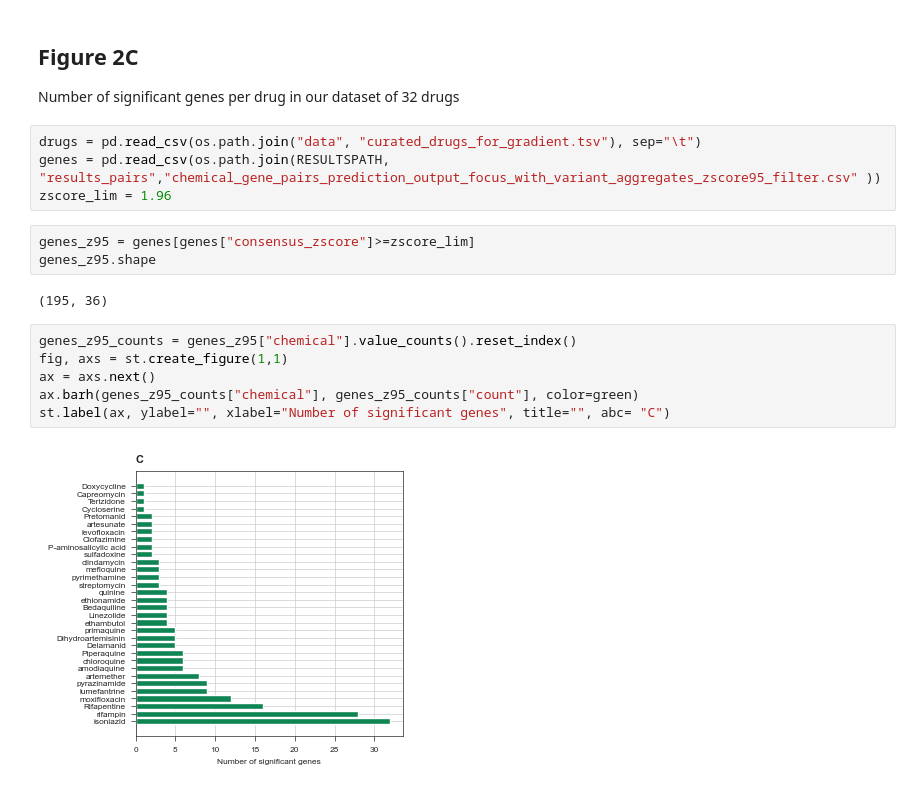
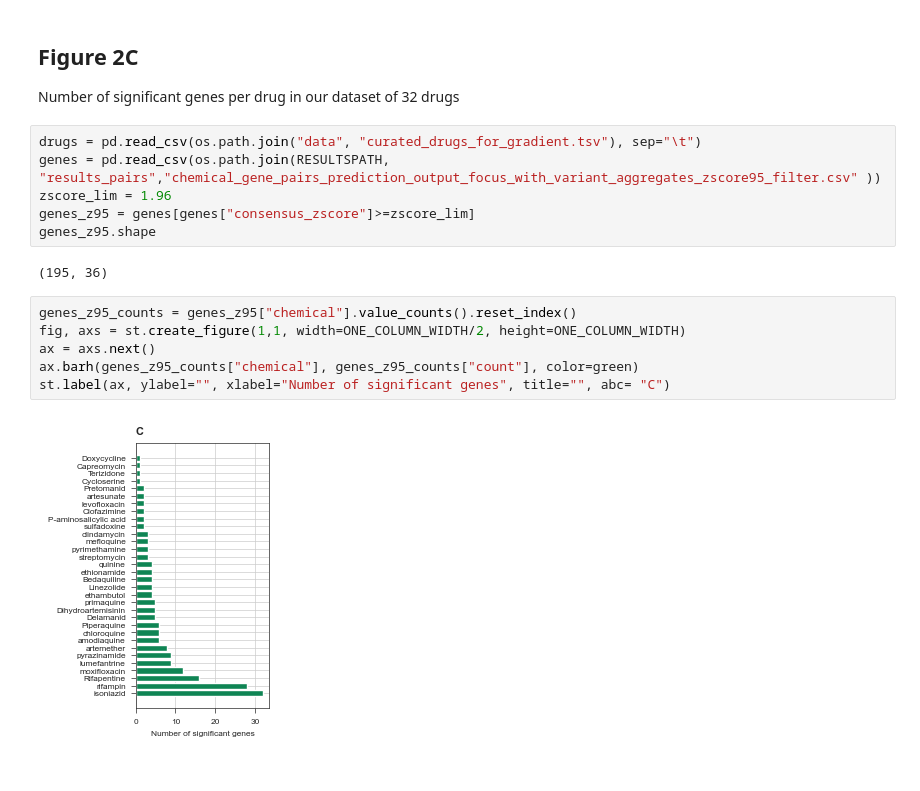
Before and after one commit to ersilia-os/pharmacogx-embeddings, a Jupyter notebook: paper/figure2.ipynb, the cells around one changed output. Drawn from its saved outputs; the diff is of its cells as text.

```diff
--- a/paper/figure2.ipynb
+++ b/paper/figure2.ipynb
@@ -22,16 +22,15 @@ Number of significant genes per drug in our dataset of 32 drugs
 drugs = pd.read_csv(os.path.join("data", "curated_drugs_for_gradient.tsv"), sep="\t")
 genes = pd.read_csv(os.path.join(RESULTSPATH, "results_pairs","chemical_gene_pairs_prediction_output_focus_with_variant_aggregates_zscore95_filter.csv" ))
 zscore_lim = 1.96
+genes_z95 = genes[genes["consensus_zscore"]>=zscore_lim]
+genes_z95.shape
+# %% [output]
+(195, 36)
-# %%
-genes_z95 = genes[genes["consensus_zscore"]>=zscore_lim]
-genes_z95.shape
-# %% [output]
-(195, 36)
 # %%
 genes_z95_counts = genes_z95["chemical"].value_counts().reset_index()
-fig, axs = st.create_figure(1,1)
+fig, axs = st.create_figure(1,1, width=ONE_COLUMN_WIDTH/2, height=ONE_COLUMN_WIDTH)
 ax = axs.next()
 ax.barh(genes_z95_counts["chemical"], genes_z95_counts["count"], color=green)
 st.label(ax, ylabel="", xlabel="Number of significant genes", title="", abc= "C")
 # %% [output]
-[figure, old version]
+[figure, new version]
```
Also changed, not shown: 6 other files.
